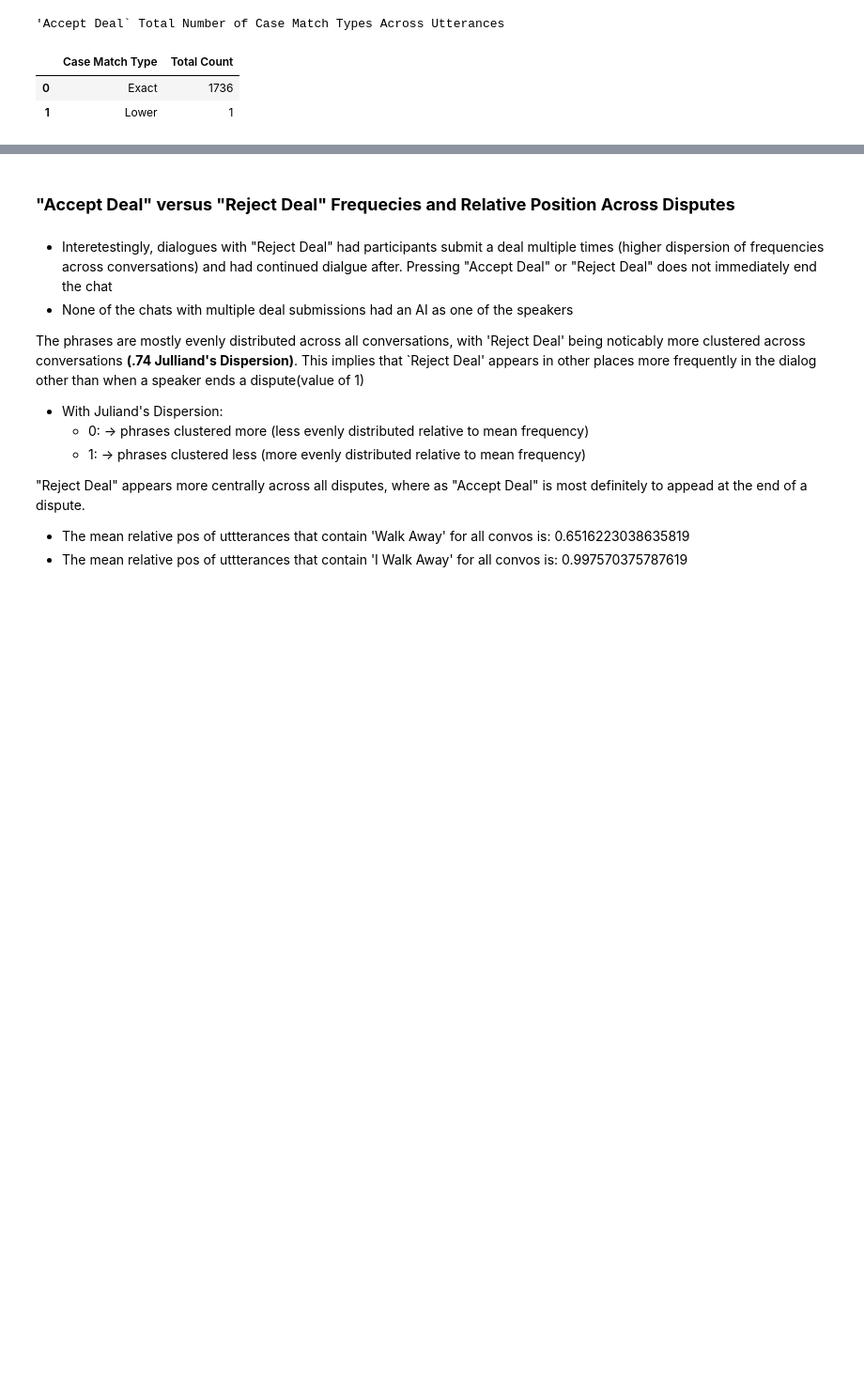
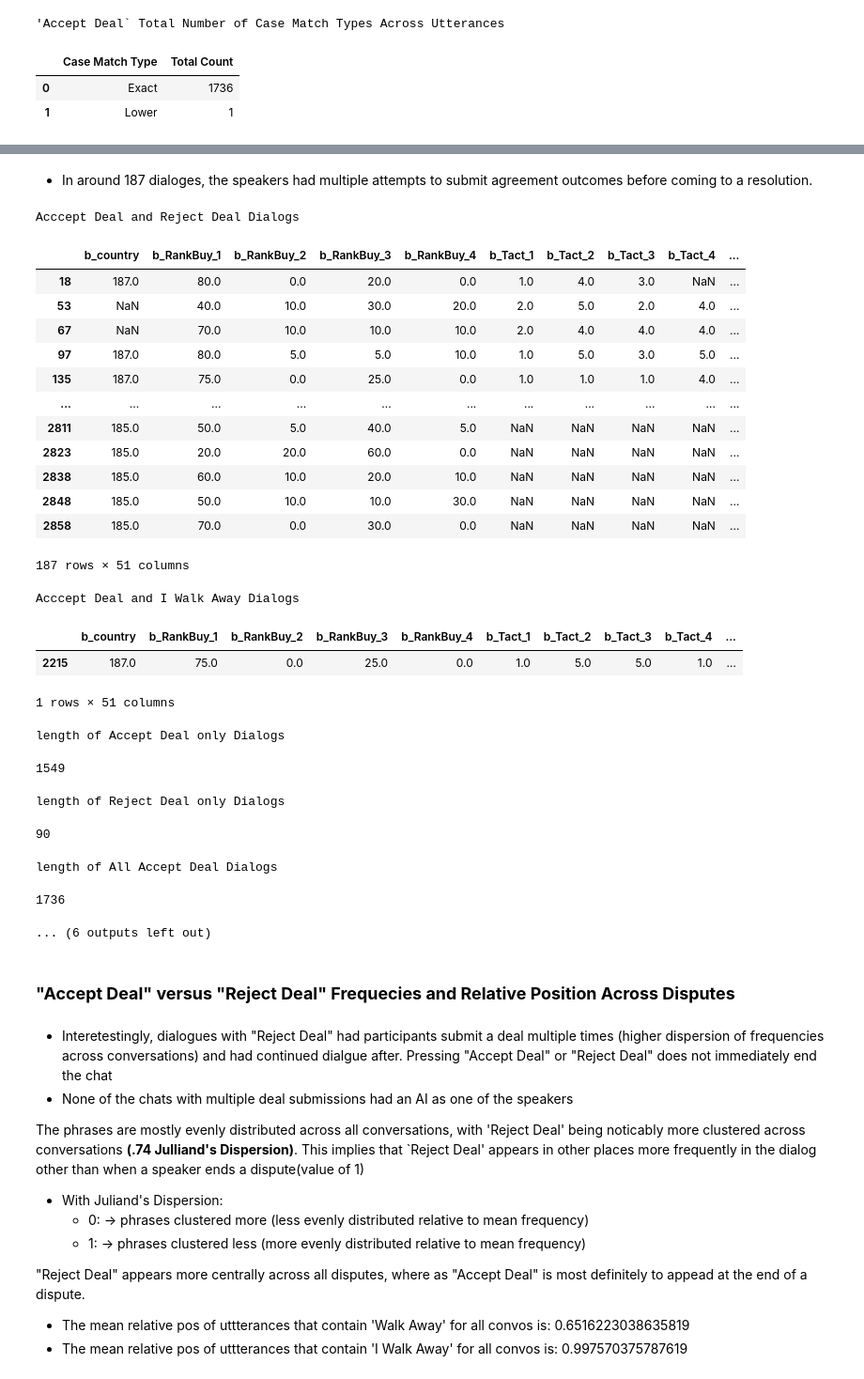
Before and after one commit to mishkin101/ConvoKit_Disputes, a Jupyter notebook: src/data_preprocessing.ipynb, the cells around one changed output, grey strips where cells are left out. Shown at 94% size. Saved outputs shown, nothing was run; the diff lists cells and outputs as text; code cells hidden in the pictures; blank space fills up the shorter version.

```diff
--- a/src/data_preprocessing.ipynb
+++ b/src/data_preprocessing.ipynb
@@ -595,3 +540,65 @@ display(df_to_csv)
+# %% [markdown]
+- In around 187 dialoges, the speakers had multiple attempts to submit agreement outcomes before coming to a resolution.
+# %%
+a_df = data_preprocessor.getMatchedConvoDF("Accept Deal", all= False)
+r_df = data_preprocessor.getMatchedConvoDF("Reject Deal", all= False)
+w_df = data_preprocessor.getMatchedConvoDF("I Walk Away", all = False)
+diff_a_r = data_preprocessor.filterRows('parsed_dialog', "Accept Deal", "Reject Deal", False, False)
+diff_r_a = data_preprocessor.filterRows('parsed_dialog', "Reject Deal", "Accept Deal", False, False)
+common_index_a_r = a_df.index.intersection(r_df.index)
+intersection_a_r = a_df.loc[common_index_a_r]
+
+
+common_index_a_w = a_df.index.intersection(w_df.index)
+intersection_a_w = a_df.loc[common_index_a_w]
+
+intersection_convos = data_preprocessor.getMatchedConvoDF("Accept Deal")
+
+print("Acccept Deal and Reject Deal Dialogs")
+display(intersection_a_r)
+print("Acccept Deal and I Walk Away Dialogs")
+display(intersection_a_w)
+print("\nlength of Accept Deal only Dialogs")
+display(len(diff_a_r))
+print("\nlength of Reject Deal only Dialogs")
+display(len(diff_r_a))
+print("\nlength of All Accept Deal Dialogs")
+display(len(a_df))
+print("\nlength of All Reject Deal Dialogs")
+display(len(r_df))
+
+
+print("Dialog where Accept Deal and I Walk Away Occur (only one)")
+display(intersection_a_w["parsed_dialog"][2215])
+
+print("Dialog where Accept Deal and Reject Deal Occur")
+display(intersection_a_r["parsed_dialog"][18][-1]['message'])
+# %% [output]
+Acccept Deal and Reject Deal Dialogs
+|  | b_country | b_RankBuy_1 | b_RankBuy_2 | b_RankBuy_3 | b_RankBuy_4 | b_Tact_1 | b_Tact_2 | b_Tact_3 | b_Tact_4 | ... |
+| 18 | 187.0 | 80.0 | 0.0 | 20.0 | 0.0 | 1.0 | 4.0 | 3.0 | NaN | ... |
+| 53 | NaN | 40.0 | 10.0 | 30.0 | 20.0 | 2.0 | 5.0 | 2.0 | 4.0 | ... |
+| 67 | NaN | 70.0 | 10.0 | 10.0 | 10.0 | 2.0 | 4.0 | 4.0 | 4.0 | ... |
+| 97 | 187.0 | 80.0 | 5.0 | 5.0 | 10.0 | 1.0 | 5.0 | 3.0 | 5.0 | ... |
+| 135 | 187.0 | 75.0 | 0.0 | 25.0 | 0.0 | 1.0 | 1.0 | 1.0 | 4.0 | ... |
+| ... | ... | ... | ... | ... | ... | ... | ... | ... | ... | ... |
+| 2811 | 185.0 | 50.0 | 5.0 | 40.0 | 5.0 | NaN | NaN | NaN | NaN | ... |
+| 2823 | 185.0 | 20.0 | 20.0 | 60.0 | 0.0 | NaN | NaN | NaN | NaN | ... |
+| 2838 | 185.0 | 60.0 | 10.0 | 20.0 | 10.0 | NaN | NaN | NaN | NaN | ... |
+| 2848 | 185.0 | 50.0 | 10.0 | 10.0 | 30.0 | NaN | NaN | NaN | NaN | ... |
+| 2858 | 185.0 | 70.0 | 0.0 | 30.0 | 0.0 | NaN | NaN | NaN | NaN | ... |
+187 rows × 51 columns
+Acccept Deal and I Walk Away Dialogs
+|  | b_country | b_RankBuy_1 | b_RankBuy_2 | b_RankBuy_3 | b_RankBuy_4 | b_Tact_1 | b_Tact_2 | b_Tact_3 | b_Tact_4 | ... |
+| 2215 | 187.0 | 75.0 | 0.0 | 25.0 | 0.0 | 1.0 | 5.0 | 5.0 | 1.0 | ... |
+1 rows × 51 columns
+length of Accept Deal only Dialogs
+1549
+length of Reject Deal only Dialogs
+90
+length of All Accept Deal Dialogs
+1736
+... (6 outputs left out)
 # %% [markdown]
 ### **"Accept Deal" versus "Reject Deal" Frequecies and Relative Position Across Disputes**
 # %% [markdown]
```
Also changed, not shown: parts of 4 cells of this notebook.
